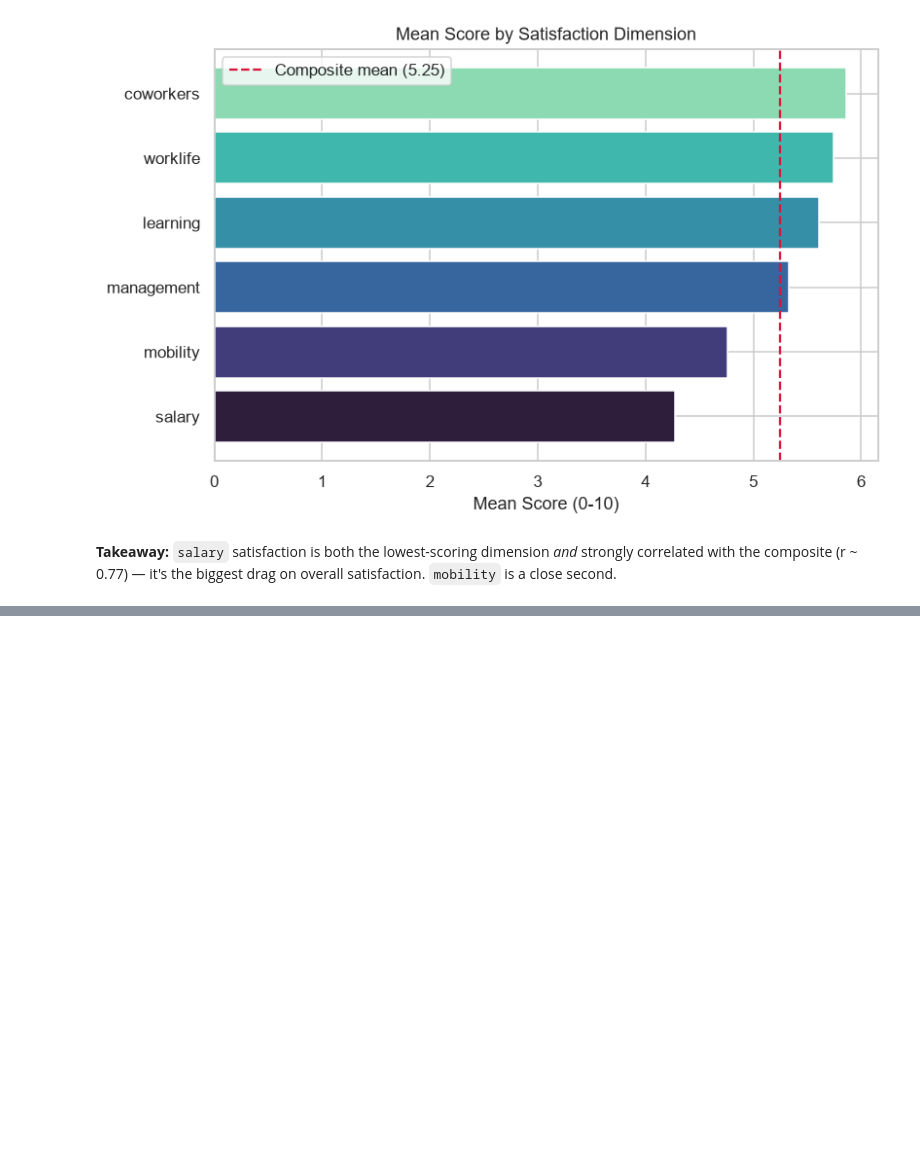
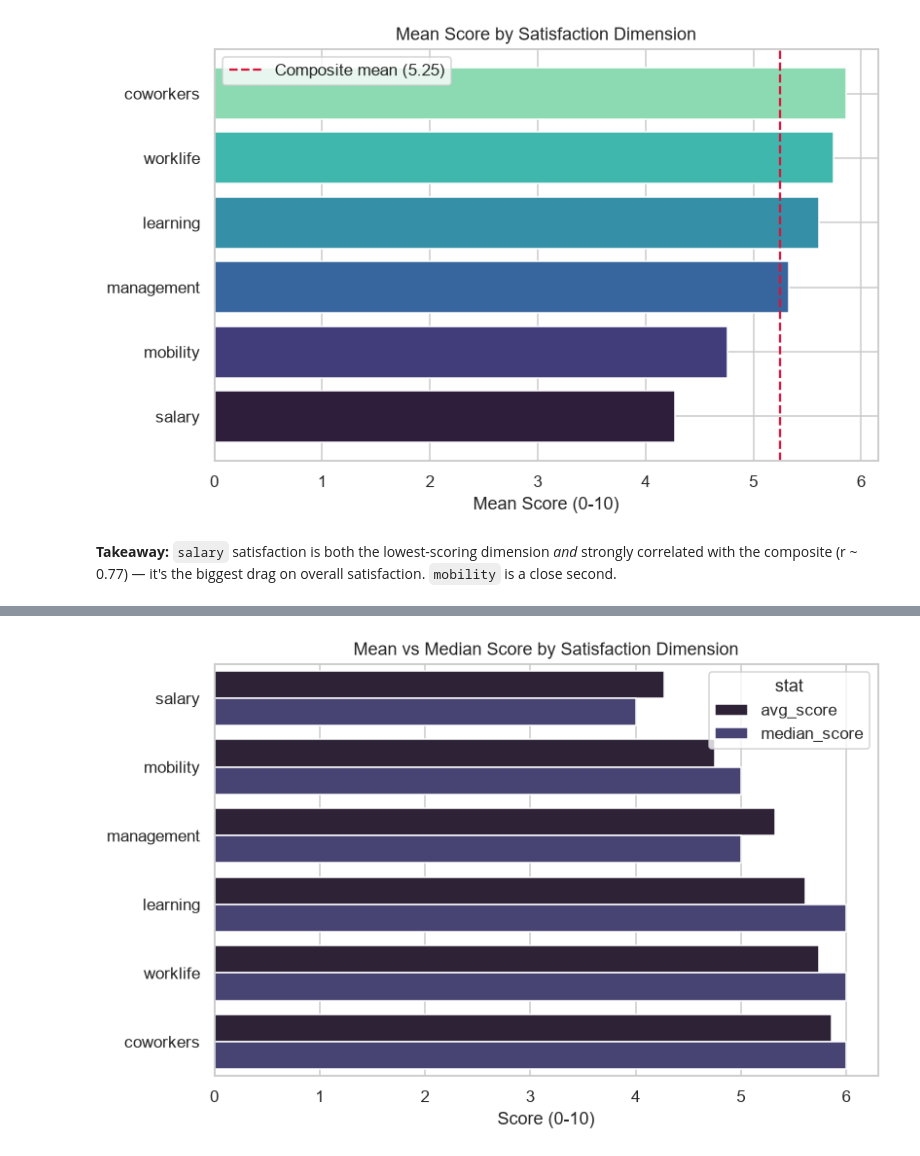
Before and after one commit to ANDREMUGEMA/Professional_data_survey_py_analysis, a Jupyter notebook: q2_satisfaction_dimension_drag.ipynb, the cells around one changed output, grey strips where cells are left out. Saved outputs shown, nothing was run; the diff lists cells and outputs as text; code cells hidden in the pictures; blank space fills up the shorter version.

```diff
--- a/q2_satisfaction_dimension_drag.ipynb
+++ b/q2_satisfaction_dimension_drag.ipynb
@@ -79,0 +84,23 @@ plt.show()
+# %%
+import pandas as pd
+import matplotlib.pyplot as plt
+import seaborn as sns
+from pathlib import Path
+
+pd.set_option("display.float_format", lambda x: f"{x:,.2f}")
+sns.set_theme(style="whitegrid", palette="mako")
+plt.rcParams["figure.dpi"] = 110
+
+OUT = Path("charts")
+OUT.mkdir(exist_ok=True)
+
+df = pd.read_csv("DataProfessionalSurvey_Clean.csv")
+df["education"] = df["education"].fillna("None")
+df["country"] = df["country"].str.strip()
+df["role_name"] = df["role_name"].str.strip()
+
+DIMS = ["satisfaction_salary", "satisfaction_worklife", "satisfaction_coworkers",
+        "satisfaction_management", "satisfaction_mobility", "satisfaction_learning"]
+
+print(f"{len(df)} respondents loaded.")
+df.head()
@@ -79,0 +118,10 @@ plt.show()
+# %%
+rows = []
+for dim in DIMS:
+    rows.append({
+        "dimension": dim.replace("satisfaction_", ""),
+        "avg_score": df[dim].mean(),
+        "median_score": df[dim].median(),
+    })
+dim_scores = pd.DataFrame(rows).set_index("dimension").sort_values("avg_score")
+dim_scores
@@ -79,0 +137,11 @@ plt.show()
+# %%
+fig, ax = plt.subplots(figsize=(8, 5))
+data = dim_scores.reset_index().melt(id_vars="dimension", var_name="stat", value_name="score")
+sns.barplot(data=data, y="dimension", x="score", hue="stat", ax=ax)
+ax.set_title("Mean vs Median Score by Satisfaction Dimension")
+ax.set_xlabel("Score (0-10)")
+ax.set_ylabel("")
+fig.savefig(OUT / "q2b_mean_vs_median_by_dimension.png", bbox_inches="tight")
+plt.show()
+# %% [output]
+[figure, added]
```
Also changed, not shown: parts of 8 cells of this notebook, 20 other files.
